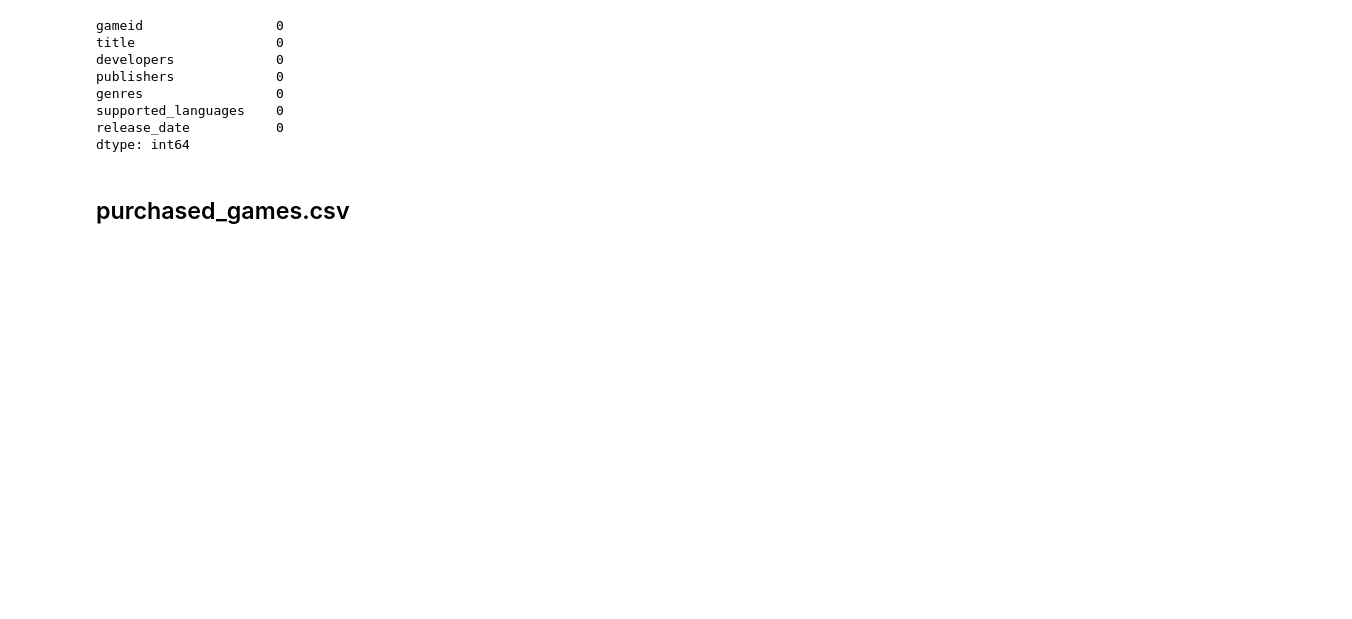
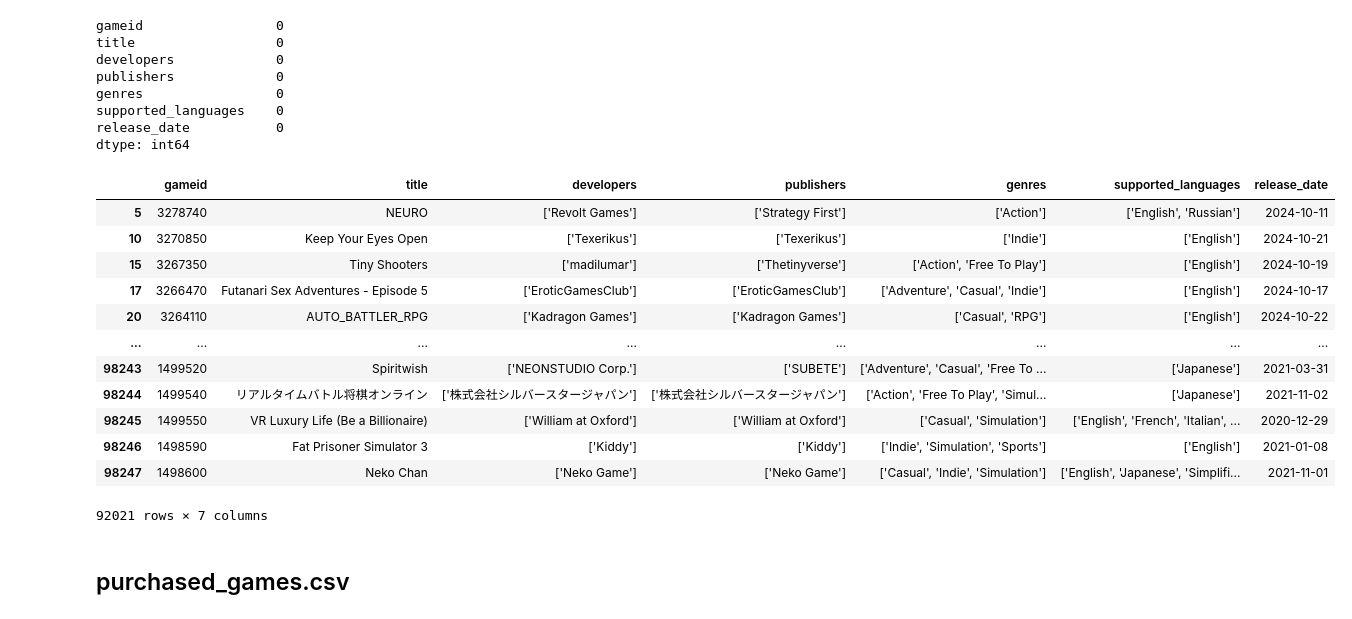
Before and after one commit to NIaLliceH/BigData-BI-Assignment-HK242, a Jupyter notebook: preprocessing.ipynb, the cells around one changed output. Saved outputs shown, nothing was run; the diff lists cells and outputs as text; code cells hidden in the pictures; blank space fills up the shorter version.

```diff
--- a/preprocessing.ipynb
+++ b/preprocessing.ipynb
@@ -69,11 +85,16 @@ dtype: int64
 # %%
 games.dropna(subset=['title'], inplace=True)
 
-games.fillna({'developers': 'Unknown'}, inplace=True)
-games.fillna({'publishers': 'Unknown'}, inplace=True)
-games.fillna({'genres': 'Unknown'}, inplace=True)
+# games.fillna({'developers': '[Unknown]'}, inplace=True)
+# games.fillna({'publishers': 'Unknown'}, inplace=True)
+# games.fillna({'genres': 'Unknown'}, inplace=True)
 
-games.fillna({'supported_languages': 'English'}, inplace=True)
+# games.fillna({'supported_languages': "['English']"}, inplace=True)
+
+games.dropna(subset=['developers'], inplace=True)
+games.dropna(subset=['publishers'], inplace=True)
+games.dropna(subset=['genres'], inplace=True)
+games.dropna(subset=['supported_languages'], inplace=True)
 
 print(games.isnull().sum())
 # %% [output]
@@ -85,3 +106,19 @@ genres                 0
 supported_languages    0
 release_date           0
 dtype: int64
+# %%
+games
+# %% [output]
+|  | gameid | title | developers | publishers | genres | supported_languages | release_date |
+| 5 | 3278740 | NEURO | ['Revolt Games'] | ['Strategy First'] | ['Action'] | ['English', 'Russian'] | 2024-10-11 |
+| 10 | 3270850 | Keep Your Eyes Open | ['Texerikus'] | ['Texerikus'] | ['Indie'] | ['English'] | 2024-10-21 |
+| 15 | 3267350 | Tiny Shooters | ['madilumar'] | ['Thetinyverse'] | ['Action', 'Free To Play'] | ['English'] | 2024-10-19 |
+| 17 | 3266470 | Futanari Sex Adventures - Episode 5 | ['EroticGamesClub'] | ['EroticGamesClub'] | ['Adventure', 'Casual', 'Indie'] | ['English'] | 2024-10-17 |
+| 20 | 3264110 | AUTO_BATTLER_RPG | ['Kadragon Games'] | ['Kadragon Games'] | ['Casual', 'RPG'] | ['English'] | 2024-10-22 |
+| ... | ... | ... | ... | ... | ... | ... | ... |
+| 98243 | 1499520 | Spiritwish | ['NEONSTUDIO Corp.'] | ['SUBETE'] | ['Adventure', 'Casual', 'Free To ... | ['Japanese'] | 2021-03-31 |
+| 98244 | 1499540 | リアルタイムバトル将棋オンライン | ['株式会社シルバースタージャパン'] | ['株式会社シルバースタージャパン'] | ['Action', 'Free To Play', 'Simul... | ['Japanese'] | 2021-11-02 |
+| 98245 | 1499550 | VR Luxury Life (Be a Billionaire) | ['William at Oxford'] | ['William at Oxford'] | ['Casual', 'Simulation'] | ['English', 'French', 'Italian', ... | 2020-12-29 |
+| 98246 | 1498590 | Fat Prisoner Simulator 3 | ['Kiddy'] | ['Kiddy'] | ['Indie', 'Simulation', 'Sports'] | ['English'] | 2021-01-08 |
+| 98247 | 1498600 | Neko Chan | ['Neko Game'] | ['Neko Game'] | ['Casual', 'Indie', 'Simulation'] | ['English', 'Japanese', 'Simplifi... | 2021-11-01 |
+92021 rows × 7 columns
```
Also changed, not shown: parts of 10 cells of this notebook, 7 other files.
